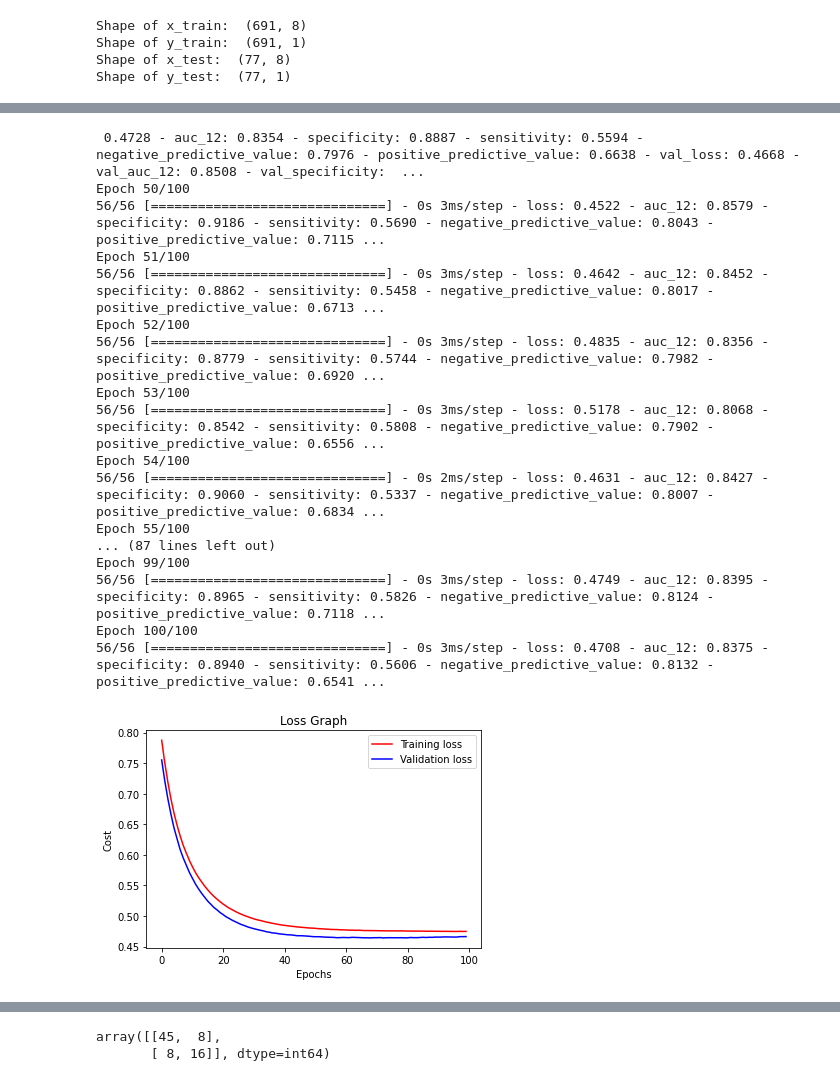
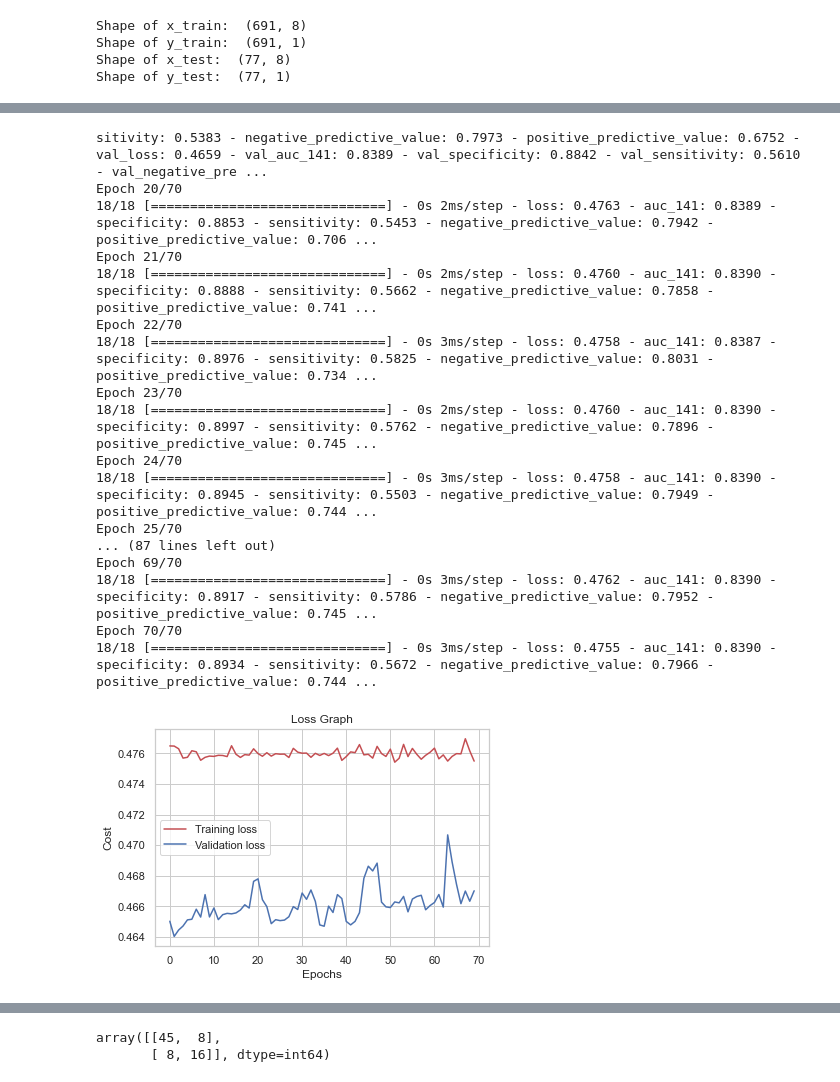
Before and after one commit to matifrancois/DeepLearning_Project2, a Jupyter notebook: ej1.ipynb, the cells around one changed output, grey strips where cells are left out. Saved outputs shown, nothing was run; the diff lists cells and outputs as text; code cells hidden in the pictures.

```diff
--- a/ej1.ipynb
+++ b/ej1.ipynb
@@ -121,48 +200,33 @@ model.compile(loss='binary_crossentropy', optimizer='adam', metrics=[metrics.AUC
 # %%
+opt = optimizers.SGD(learning_rate=min_lr, momentum=min_mom)
+model.compile(loss='binary_crossentropy', optimizer=opt, metrics=[metrics.AUC(), specificity,sensitivity,
+        negative_predictive_value, positive_predictive_value])
 # Fit the data to the model and get the per-batch metric history.
 history = model.fit(x_train, y_train, validation_split=0.2,
-                    batch_size=10, epochs=100,
-                   verbose='auto')
+                    batch_size=32, epochs=70,
+                verbose=1)
 # %% [output]
- 0.4728 - auc_12: 0.8354 - specificity: 0.8887 - sensitivity: 0.5594 - negative_predictive_value: 0.7976 - positive_predictive_value: 0.6638 - val_loss: 0.4668 - val_auc_12: 0.8508 - val_specificity:  ...
-Epoch 50/100
-56/56 [==============================] - 0s 3ms/step - loss: 0.4522 - auc_12: 0.8579 - specificity: 0.9186 - sensitivity: 0.5690 - negative_predictive_value: 0.8043 - positive_predictive_value: 0.7115 ...
-Epoch 51/100
-56/56 [==============================] - 0s 3ms/step - loss: 0.4642 - auc_12: 0.8452 - specificity: 0.8862 - sensitivity: 0.5458 - negative_predictive_value: 0.8017 - positive_predictive_value: 0.6713 ...
-Epoch 52/100
-56/56 [==============================] - 0s 3ms/step - loss: 0.4835 - auc_12: 0.8356 - specificity: 0.8779 - sensitivity: 0.5744 - negative_predictive_value: 0.7982 - positive_predictive_value: 0.6920 ...
-Epoch 53/100
-56/56 [==============================] - 0s 3ms/step - loss: 0.5178 - auc_12: 0.8068 - specificity: 0.8542 - sensitivity: 0.5808 - negative_predictive_value: 0.7902 - positive_predictive_value: 0.6556 ...
-Epoch 54/100
-56/56 [==============================] - 0s 2ms/step - loss: 0.4631 - auc_12: 0.8427 - specificity: 0.9060 - sensitivity: 0.5337 - negative_predictive_value: 0.8007 - positive_predictive_value: 0.6834 ...
-Epoch 55/100
+sitivity: 0.5383 - negative_predictive_value: 0.7973 - positive_predictive_value: 0.6752 - val_loss: 0.4659 - val_auc_141: 0.8389 - val_specificity: 0.8842 - val_sensitivity: 0.5610 - val_negative_pre ...
+Epoch 20/70
+18/18 [==============================] - 0s 2ms/step - loss: 0.4763 - auc_141: 0.8389 - specificity: 0.8853 - sensitivity: 0.5453 - negative_predictive_value: 0.7942 - positive_predictive_value: 0.706 ...
+Epoch 21/70
+18/18 [==============================] - 0s 2ms/step - loss: 0.4760 - auc_141: 0.8390 - specificity: 0.8888 - sensitivity: 0.5662 - negative_predictive_value: 0.7858 - positive_predictive_value: 0.741 ...
+Epoch 22/70
+18/18 [==============================] - 0s 3ms/step - loss: 0.4758 - auc_141: 0.8387 - specificity: 0.8976 - sensitivity: 0.5825 - negative_predictive_value: 0.8031 - positive_predictive_value: 0.734 ...
+Epoch 23/70
+18/18 [==============================] - 0s 2ms/step - loss: 0.4760 - auc_141: 0.8390 - specificity: 0.8997 - sensitivity: 0.5762 - negative_predictive_value: 0.7896 - positive_predictive_value: 0.745 ...
+Epoch 24/70
+18/18 [==============================] - 0s 3ms/step - loss: 0.4758 - auc_141: 0.8390 - specificity: 0.8945 - sensitivity: 0.5503 - negative_predictive_value: 0.7949 - positive_predictive_value: 0.744 ...
+Epoch 25/70
 ... (87 lines left out)
-Epoch 99/100
-56/56 [==============================] - 0s 3ms/step - loss: 0.4749 - auc_12: 0.8395 - specificity: 0.8965 - sensitivity: 0.5826 - negative_predictive_value: 0.8124 - positive_predictive_value: 0.7118 ...
-Epoch 100/100
-56/56 [==============================] - 0s 3ms/step - loss: 0.4708 - auc_12: 0.8375 - specificity: 0.8940 - sensitivity: 0.5606 - negative_predictive_value: 0.8132 - positive_predictive_value: 0.6541 ...
+Epoch 69/70
+18/18 [==============================] - 0s 3ms/step - loss: 0.4762 - auc_141: 0.8390 - specificity: 0.8917 - sensitivity: 0.5786 - negative_predictive_value: 0.7952 - positive_predictive_value: 0.745 ...
+Epoch 70/70
+18/18 [==============================] - 0s 3ms/step - loss: 0.4755 - auc_141: 0.8390 - specificity: 0.8934 - sensitivity: 0.5672 - negative_predictive_value: 0.7966 - positive_predictive_value: 0.744 ...
-# %%
-# Plot the training loss.
-plt.plot(history.history['loss'], 'r-')
-
-# Plot the validation loss.
-plt.plot(history.history['val_loss'], 'b-')
-
-# X-axis label.
-plt.xlabel('Epochs')
-
-# Y-axis label.
-plt.ylabel('Cost')
-
-# Graph legend.
-plt.legend(["Training loss", "Validation loss"])
-
-# Graph title.
-plt.title('Loss Graph')
-
-plt.show()
-# %% [output]
-[figure, removed]
+# %%
+plot_loss(history)
+# %% [output]
+[figure, added]
 # %%
 predictions = model.predict(x_test)
 # %%
```
Also changed, not shown: parts of 11 cells of this notebook, 1 other file.
